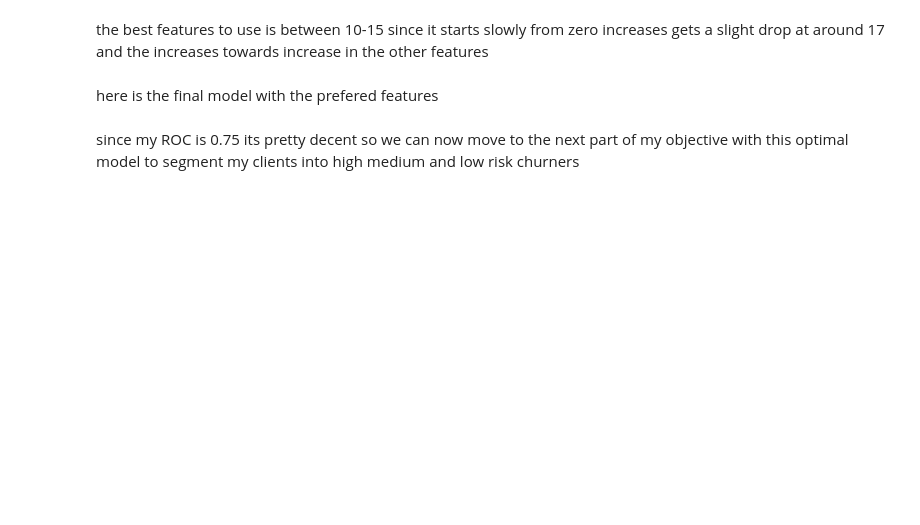
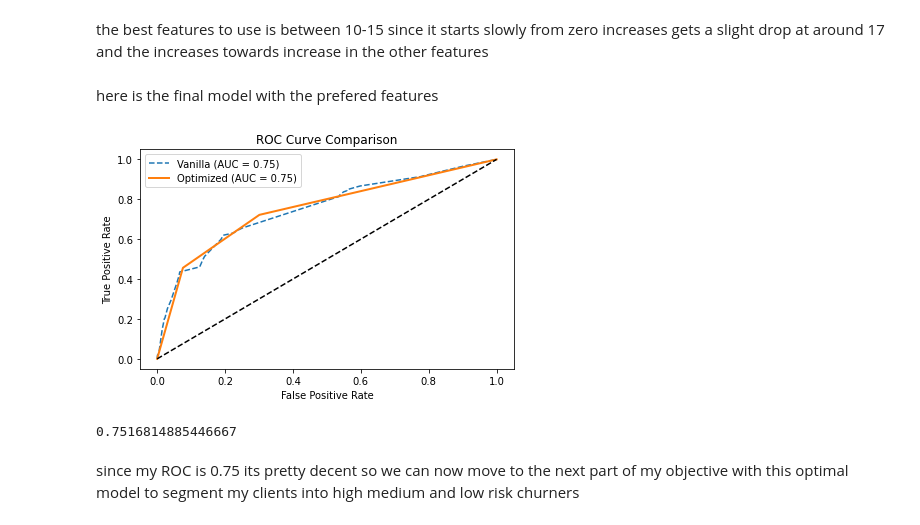
Before and after one commit to justicee-dev/bank-churn, a Jupyter notebook: Project.ipynb, the cells around one changed output. Drawn from its saved outputs; the diff is of its cells as text; code cells hidden in the pictures; blank space fills up the shorter version.

```diff
--- a/Project.ipynb
+++ b/Project.ipynb
@@ -666,29 +782,32 @@ here is the final model with the prefered features
 # %%
 dt_discovered = DecisionTreeClassifier(
     criterion='entropy',
-    max_depth=18,
-    min_samples_split=0.7,
-    min_samples_leaf=0.2,
-    max_features=14,
+    max_depth=15,
+    min_samples_split=0.6,
+    min_samples_leaf=0.25,
+    max_features=15,
     random_state=42
 )
 dt_discovered.fit(X_train_resampled ,y_train_resampled)
 
 y_pred_discovered = dt_discovered.predict_proba(X_test)[:, 1]
 fpr_opt, tpr_opt, _ = roc_curve(y_test, y_pred_discovered)
 roc_auc_discovered = auc(fpr_opt, tpr_opt)
 
 plt.figure(figsize=(6, 4))
 plt.plot(fpr, tpr, label=f'Vanilla (AUC = {roc_auc_discovered:.2f})', linestyle='--')
 plt.plot(fpr_opt, tpr_opt, label=f'Optimized (AUC = {roc_auc_discovered:.2f})', linewidth=2)
 plt.plot([0, 1], [0, 1], 'k--')
 plt.xlabel("False Positive Rate")
 plt.ylabel("True Positive Rate")
 plt.title("ROC Curve Comparison")
 plt.legend()
 plt.tight_layout()
 plt.show()
 roc_auc_discovered
+# %% [output]
+[figure, added]
+0.7516814885446667
 # %% [markdown]
 since my ROC is 0.75 its pretty decent so we can now move to the next part of my objective with this optimal model to segment my clients into high medium and low risk churners
 # %%
```
Also changed, not shown: parts of 30 cells of this notebook, 1 other file.
